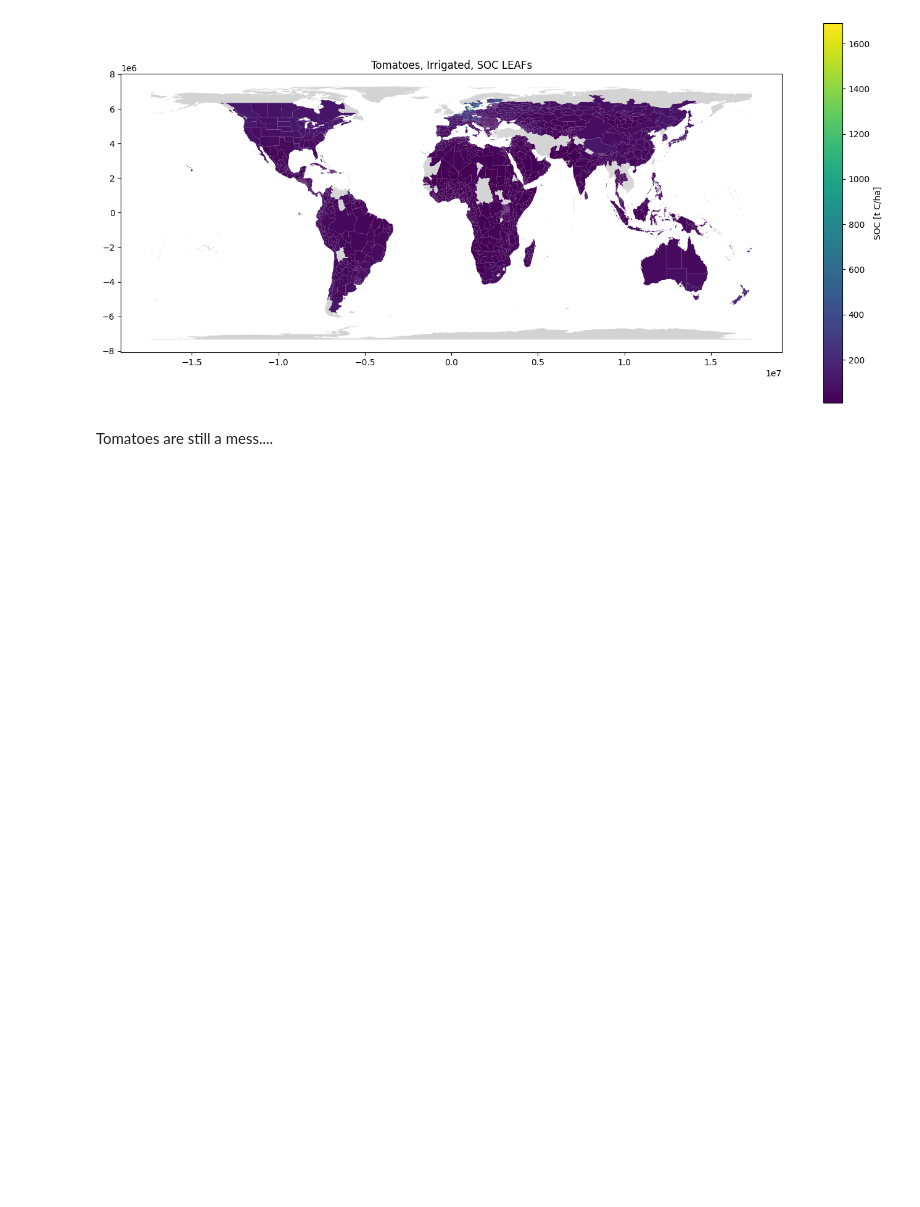
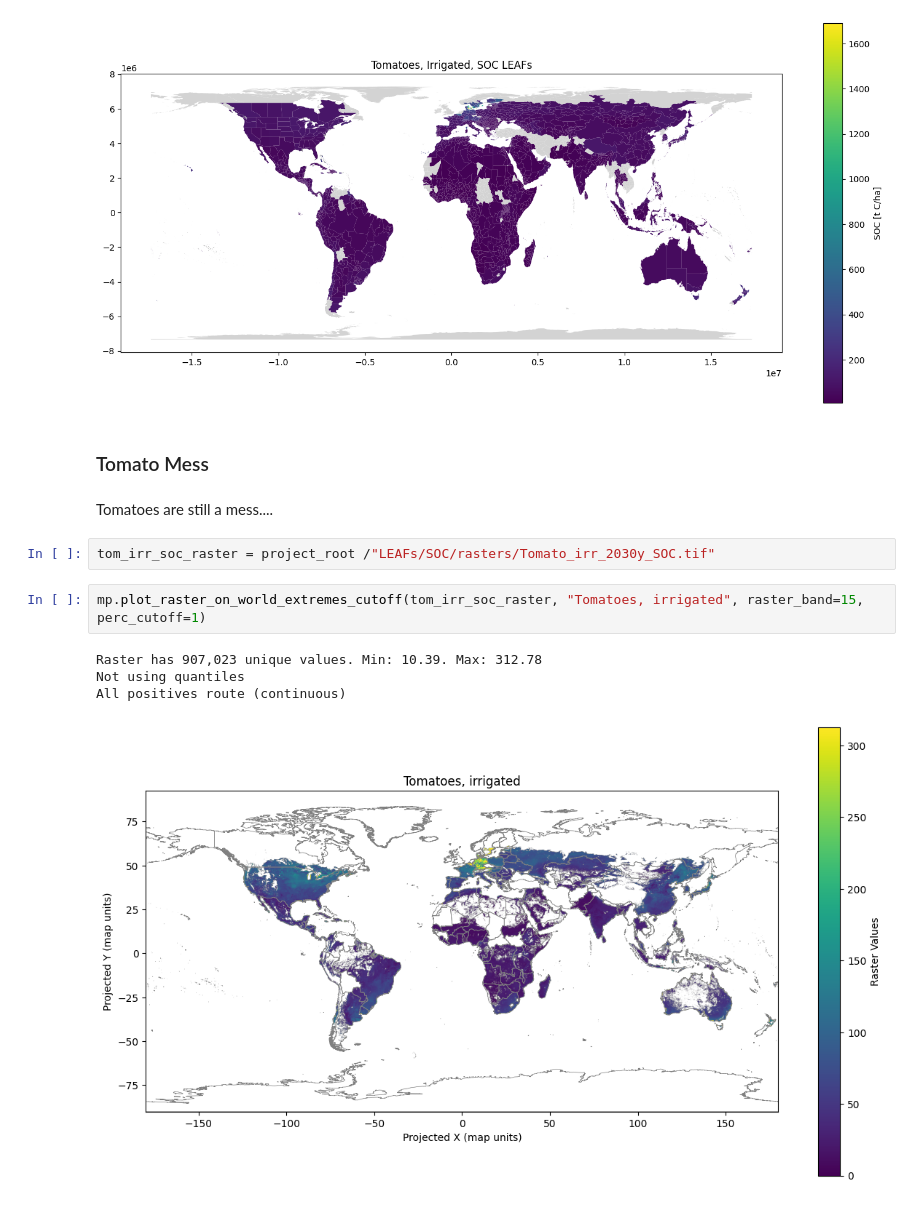
Before and after one commit to cloyolaangosto/SBTN_Test, a Jupyter notebook: documentation/SOC_Support/FAO_GAEZ_lu_yields.ipynb, the cells around one changed output. Drawn from its saved outputs; the diff is of its cells as text; blank space fills up the shorter version.

```diff
--- a/documentation/SOC_Support/FAO_GAEZ_lu_yields.ipynb
+++ b/documentation/SOC_Support/FAO_GAEZ_lu_yields.ipynb
@@ -1094,5 +1086,16 @@ plt.tight_layout()
 plt.show()
 # %% [output]
 [figure]
+# %% [markdown]
+### Tomato Mess
 # %% [markdown]
 Tomatoes are still a mess....
+# %%
+tom_irr_soc_raster = project_root /"LEAFs/SOC/rasters/Tomato_irr_2030y_SOC.tif"
+# %%
+mp.plot_raster_on_world_extremes_cutoff(tom_irr_soc_raster, "Tomatoes, irrigated", raster_band=15, perc_cutoff=1)
+# %% [output]
+Raster has 907,023 unique values. Min: 10.39. Max: 312.78
+Not using quantiles
+All positives route (continuous)
+[figure, added]
```
Also changed, not shown: parts of 7 cells of this notebook, 2 other files.
